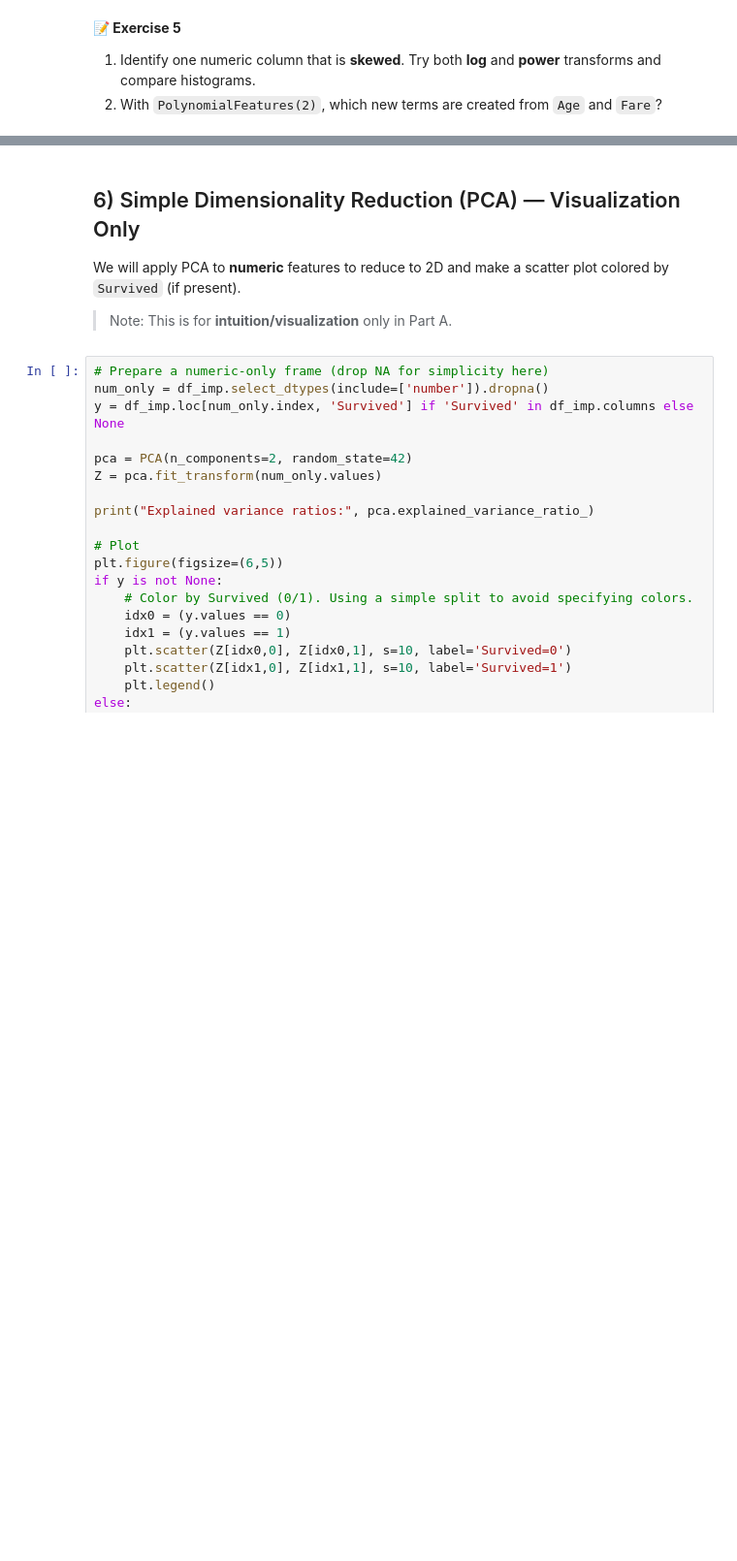
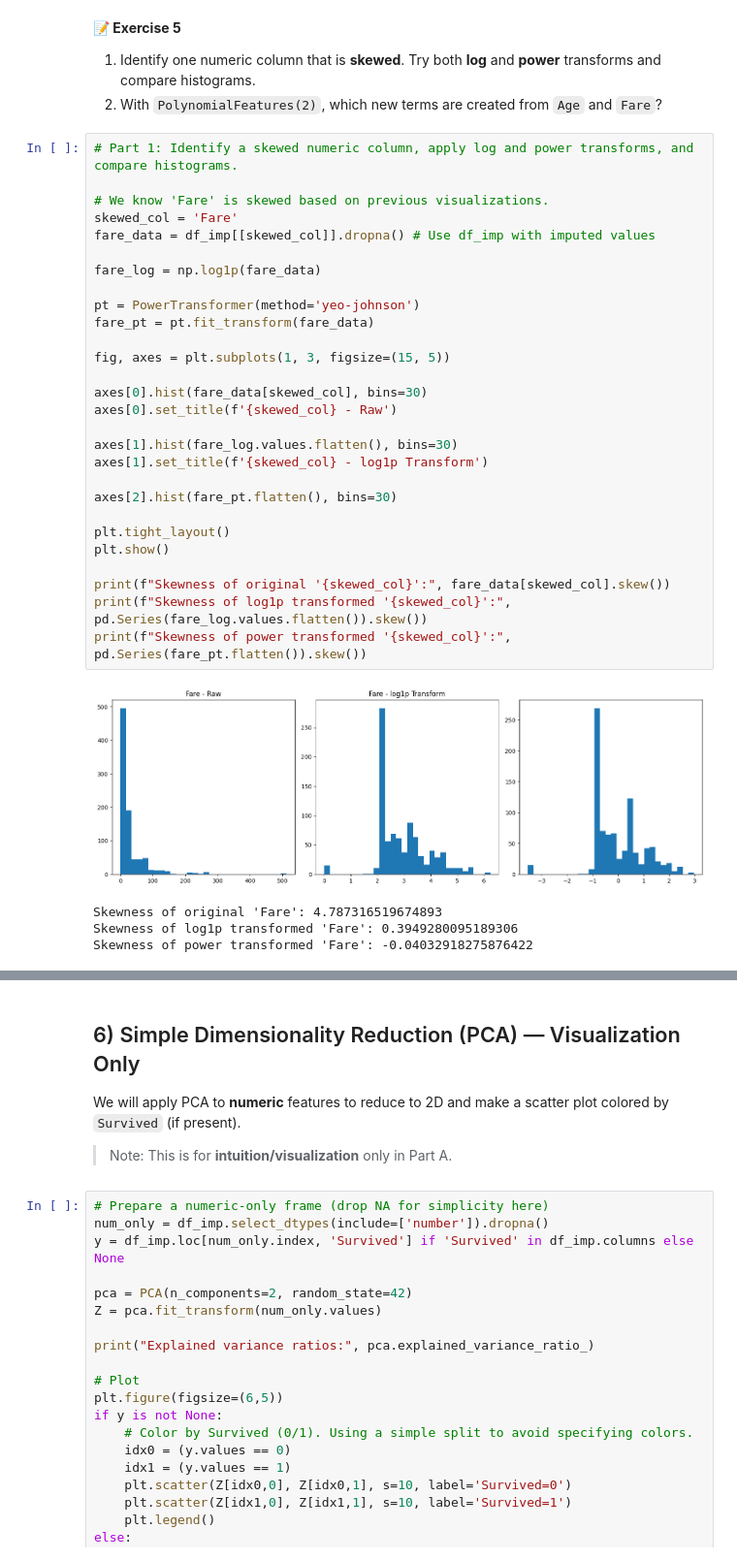
Before and after one commit to Vineelag2122/Machine-Learning, a Jupyter notebook: Feature_Engineering_PartA.ipynb, the cells around one changed output, grey strips where cells are left out. Shown: that part at 97% size. Cells and saved outputs as stored; diff of their text form; blank space fills up the shorter version.

```diff
--- a/Feature_Engineering_PartA.ipynb
+++ b/Feature_Engineering_PartA.ipynb
@@ -195,3 +398,36 @@ poly.get_feature_names_out(['Age','Fare'])[:6]
 **📝 Exercise 5**
 1) Identify one numeric column that is **skewed**. Try both **log** and **power** transforms and compare histograms.
 2) With `PolynomialFeatures(2)`, which new terms are created from `Age` and `Fare`?
+# %%
+# Part 1: Identify a skewed numeric column, apply log and power transforms, and compare histograms.
+
+# We know 'Fare' is skewed based on previous visualizations.
+skewed_col = 'Fare'
+fare_data = df_imp[[skewed_col]].dropna() # Use df_imp with imputed values
+
+fare_log = np.log1p(fare_data)
+
+pt = PowerTransformer(method='yeo-johnson')
+fare_pt = pt.fit_transform(fare_data)
+
+fig, axes = plt.subplots(1, 3, figsize=(15, 5))
+
+axes[0].hist(fare_data[skewed_col], bins=30)
+axes[0].set_title(f'{skewed_col} - Raw')
+
+axes[1].hist(fare_log.values.flatten(), bins=30)
+axes[1].set_title(f'{skewed_col} - log1p Transform')
+
+axes[2].hist(fare_pt.flatten(), bins=30)
+
+plt.tight_layout()
+plt.show()
+
+print(f"Skewness of original '{skewed_col}':", fare_data[skewed_col].skew())
+print(f"Skewness of log1p transformed '{skewed_col}':", pd.Series(fare_log.values.flatten()).skew())
+print(f"Skewness of power transformed '{skewed_col}':", pd.Series(fare_pt.flatten()).skew())
+# %% [output]
+[figure, added]
+Skewness of original 'Fare': 4.787316519674893
+Skewness of log1p transformed 'Fare': 0.3949280095189306
+Skewness of power transformed 'Fare': -0.04032918275876422
```
Also changed, not shown: parts of 24 cells of this notebook.
